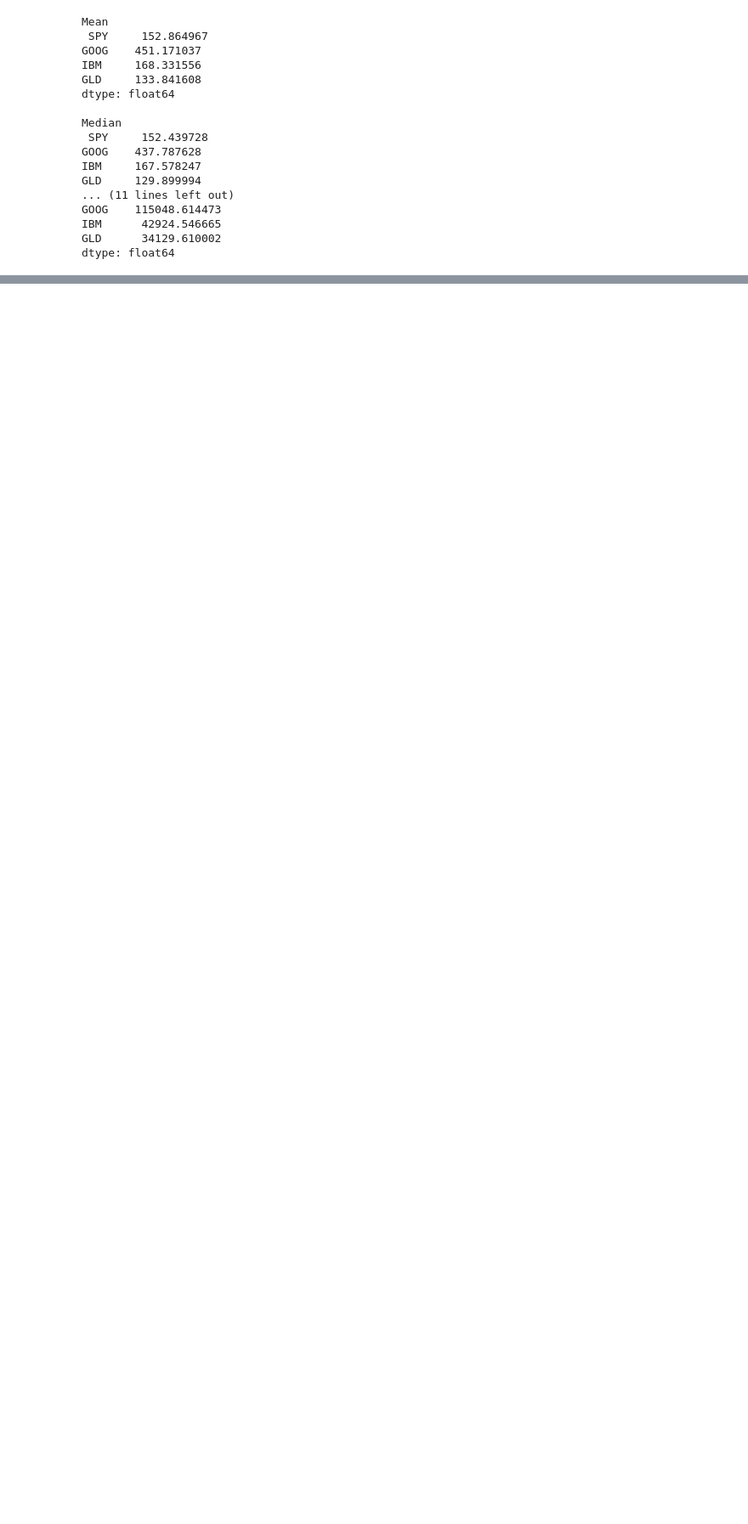
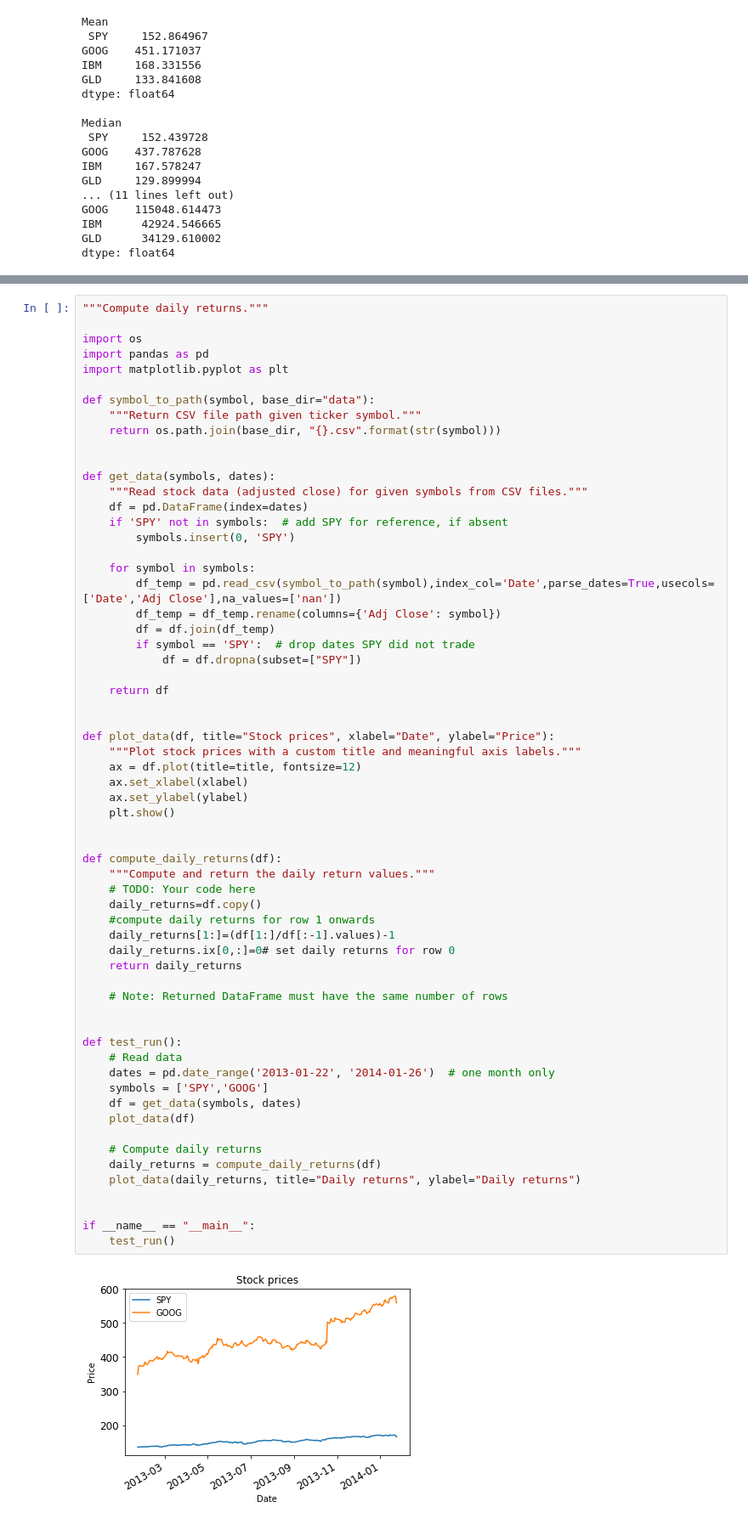
Before and after one commit to Net2pal/Machine-Learning-for-trading, a Jupyter notebook: Untitled.ipynb, the cells around one changed output, grey strips where cells are left out. Shown at 85% size. Cells and saved outputs as stored; diff of their text form; blank space fills up the shorter version.

```diff
--- a/Untitled.ipynb
+++ b/Untitled.ipynb
@@ -716,0 +793,64 @@ dtype: float64
+# %%
+"""Compute daily returns."""
+
+import os
+import pandas as pd
+import matplotlib.pyplot as plt
+
+def symbol_to_path(symbol, base_dir="data"):
+    """Return CSV file path given ticker symbol."""
+    return os.path.join(base_dir, "{}.csv".format(str(symbol)))
+
+
+def get_data(symbols, dates):
+    """Read stock data (adjusted close) for given symbols from CSV files."""
+    df = pd.DataFrame(index=dates)
+    if 'SPY' not in symbols:  # add SPY for reference, if absent
+        symbols.insert(0, 'SPY')
+
+    for symbol in symbols:
+        df_temp = pd.read_csv(symbol_to_path(symbol),index_col='Date',parse_dates=True,usecols=['Date','Adj Close'],na_values=['nan'])
+        df_temp = df_temp.rename(columns={'Adj Close': symbol})
+        df = df.join(df_temp)
+        if symbol == 'SPY':  # drop dates SPY did not trade
+            df = df.dropna(subset=["SPY"])
+
+    return df
+
+
+def plot_data(df, title="Stock prices", xlabel="Date", ylabel="Price"):
+    """Plot stock prices with a custom title and meaningful axis labels."""
+    ax = df.plot(title=title, fontsize=12)
+    ax.set_xlabel(xlabel)
+    ax.set_ylabel(ylabel)
+    plt.show()
+
+
+def compute_daily_returns(df):
+    """Compute and return the daily return values."""
+    # TODO: Your code here
+    daily_returns=df.copy()
+    #compute daily returns for row 1 onwards
+    daily_returns[1:]=(df[1:]/df[:-1].values)-1
+    daily_returns.ix[0,:]=0# set daily returns for row 0
+    return daily_returns
+
+    # Note: Returned DataFrame must have the same number of rows
+
+
+def test_run():
+    # Read data
+    dates = pd.date_range('2013-01-22', '2014-01-26')  # one month only
+    symbols = ['SPY','GOOG']
+    df = get_data(symbols, dates)
+    plot_data(df)
+
+    # Compute daily returns
+    daily_returns = compute_daily_returns(df)
+    plot_data(daily_returns, title="Daily returns", ylabel="Daily returns")
+
+
+if __name__ == "__main__":
+    test_run()
+# %% [output]
+[figure, added]
```
Also changed, not shown: parts of 2 cells of this notebook.
